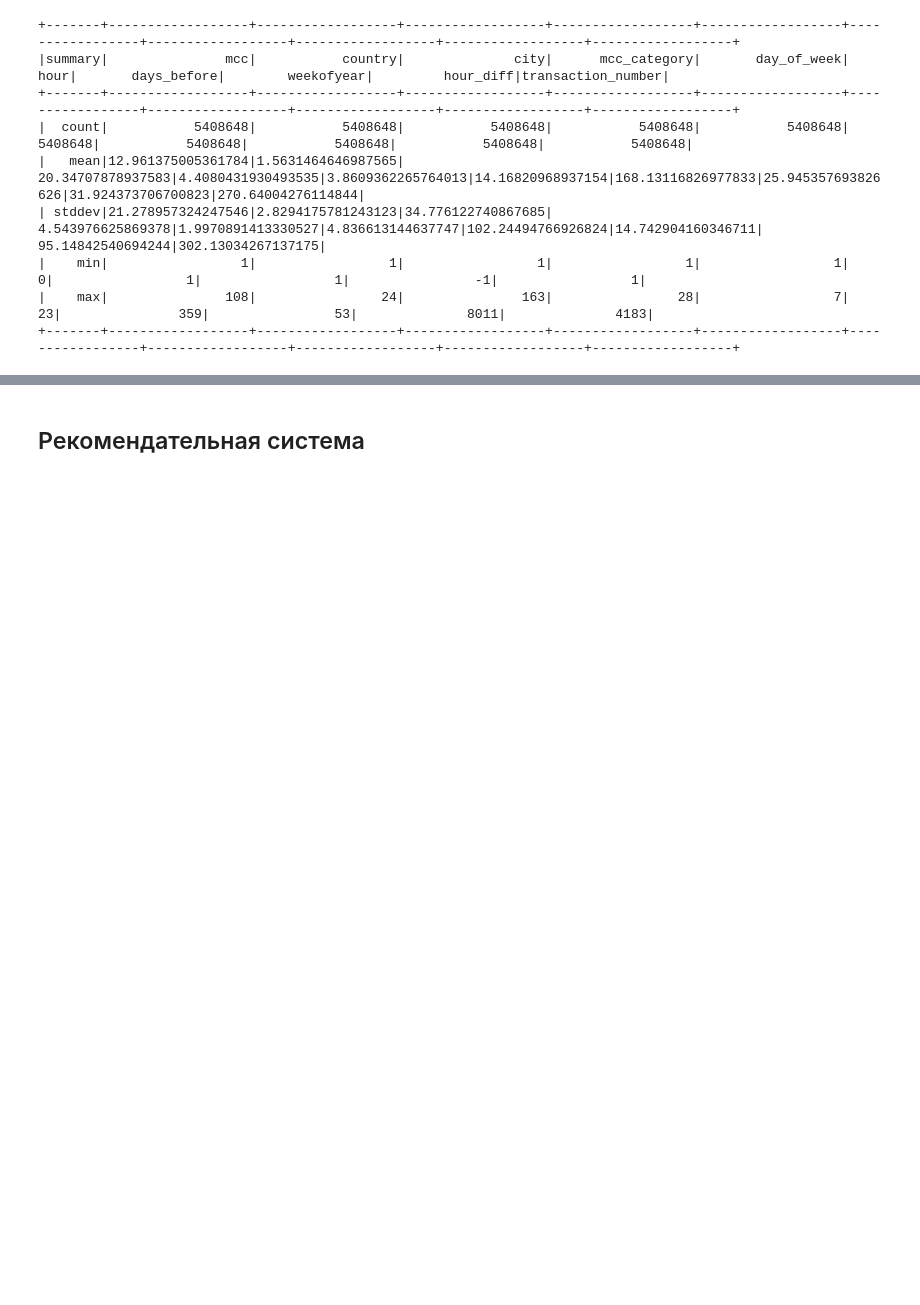
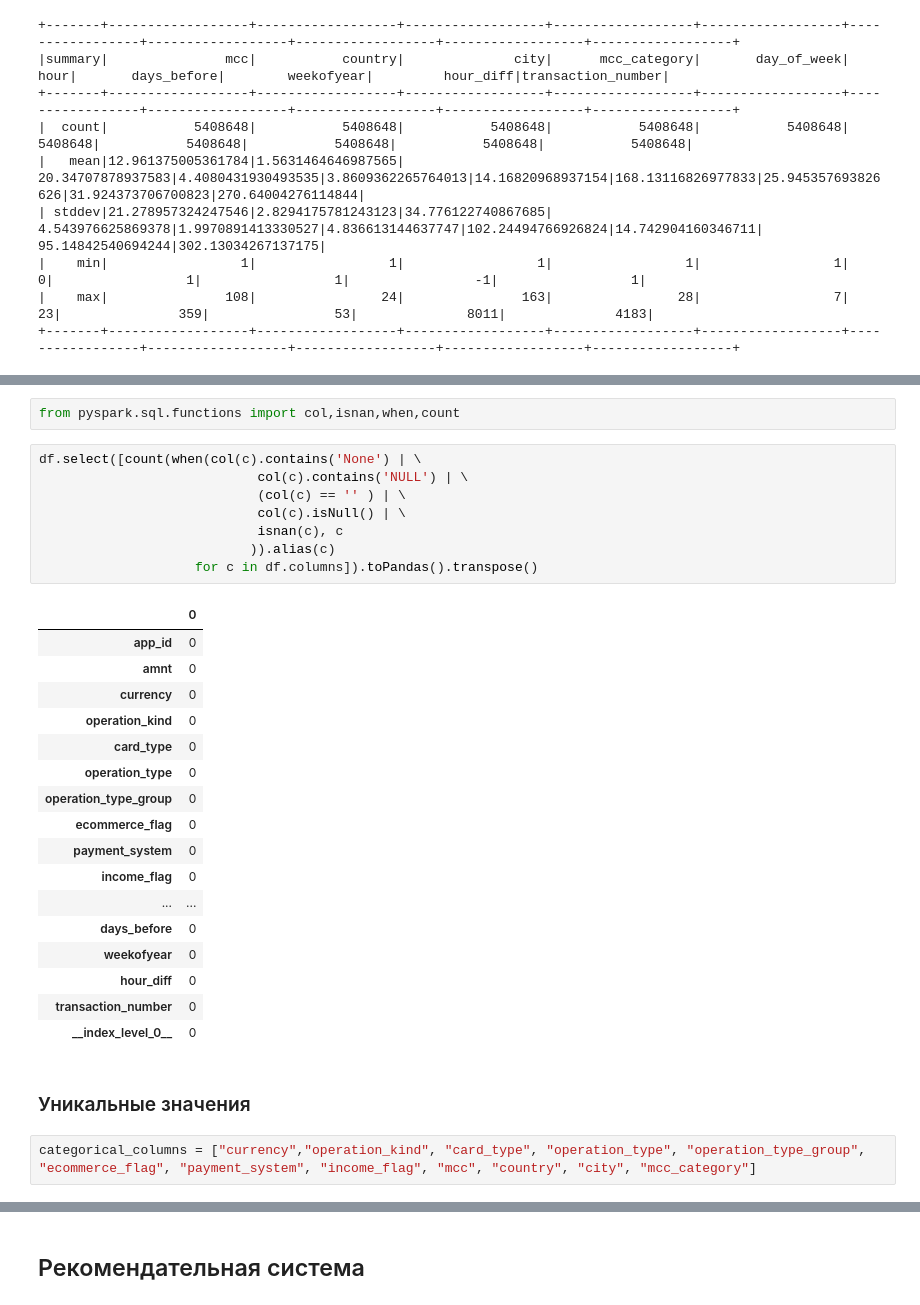
Before and after one commit to VladHardAndSoftWare/Project, a Jupyter notebook: Spark_ALS.ipynb, the cells around one changed output, grey strips where cells are left out. Cells and saved outputs as stored; diff of their text form; blank space fills up the shorter version.

```diff
--- a/Spark_ALS.ipynb
+++ b/Spark_ALS.ipynb
@@ -191,0 +215,32 @@ df['mcc',
+# %%
+from pyspark.sql.functions import col,isnan,when,count
+# %%
+df.select([count(when(col(c).contains('None') | \
+                            col(c).contains('NULL') | \
+                            (col(c) == '' ) | \
+                            col(c).isNull() | \
+                            isnan(c), c
+                           )).alias(c)
+                    for c in df.columns]).toPandas().transpose()
+# %% [output]
+|  | 0 |
+| app_id | 0 |
+| amnt | 0 |
+| currency | 0 |
+| operation_kind | 0 |
+| card_type | 0 |
+| operation_type | 0 |
+| operation_type_group | 0 |
+| ecommerce_flag | 0 |
+| payment_system | 0 |
+| income_flag | 0 |
+| ... | ... |
+| days_before | 0 |
+| weekofyear | 0 |
+| hour_diff | 0 |
+| transaction_number | 0 |
+| __index_level_0__ | 0 |
+# %% [markdown]
+### Уникальные значения
+# %%
+categorical_columns = ["currency","operation_kind", "card_type", "operation_type", "operation_type_group", "ecommerce_flag", "payment_system", "income_flag", "mcc", "country", "city", "mcc_category"]
```
Also changed, not shown: parts of 23 cells of this notebook.
